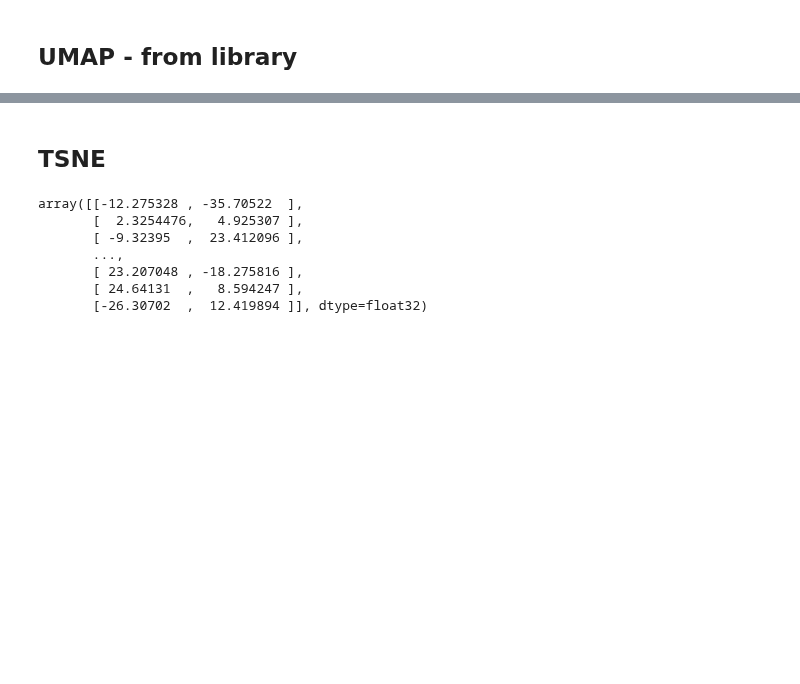
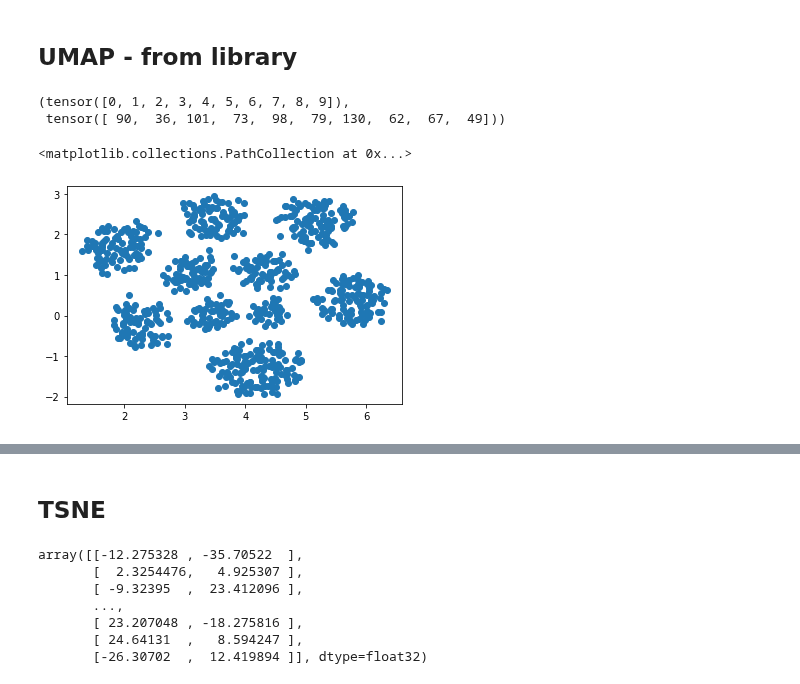
Before and after one commit to tsumansapkota/Experimentals, a Jupyter notebook: NN_Func_Approx/Spatial_Neurons/01.1_DistanceSpace_Network_vs_InputSpace_v1_umap.ipynb, the cells around one changed output, grey strips where cells are left out. Drawn from its saved outputs; the diff is of its cells as text; code cells hidden in the pictures; blank space fills up the shorter version.

```diff
--- a/NN_Func_Approx/Spatial_Neurons/01.1_DistanceSpace_Network_vs_InputSpace_v1_umap.ipynb
+++ b/NN_Func_Approx/Spatial_Neurons/01.1_DistanceSpace_Network_vs_InputSpace_v1_umap.ipynb
@@ -256,2 +269,7 @@ embed = umap.UMAP(n_neighbors=784, n_components=2, min_dist=0.01, spread=1)
+# %%
+torch.unique(torch.softmax(center_lbl, dim=1).argmax(dim=1), return_counts=True)
+# %% [output]
+(tensor([0, 1, 2, 3, 4, 5, 6, 7, 8, 9]),
+ tensor([ 90,  36, 101,  73,  98,  79, 130,  62,  67,  49]))
 # %%
 centers = model[0].centers.data.cpu().numpy()
@@ -259,5 +280,8 @@ embedding = embed.fit_transform(centers)
 # %%
-# plt.scatter(embedding[:,0], embedding[:, 1])
+plt.scatter(embedding[:,0], embedding[:, 1])
+# %% [output]
+<matplotlib.collections.PathCollection at 0x...>
+[figure, added]
 # %%
 i = 0
 # %%
```
Also changed, not shown: parts of 13 cells of this notebook, 3 other files.
